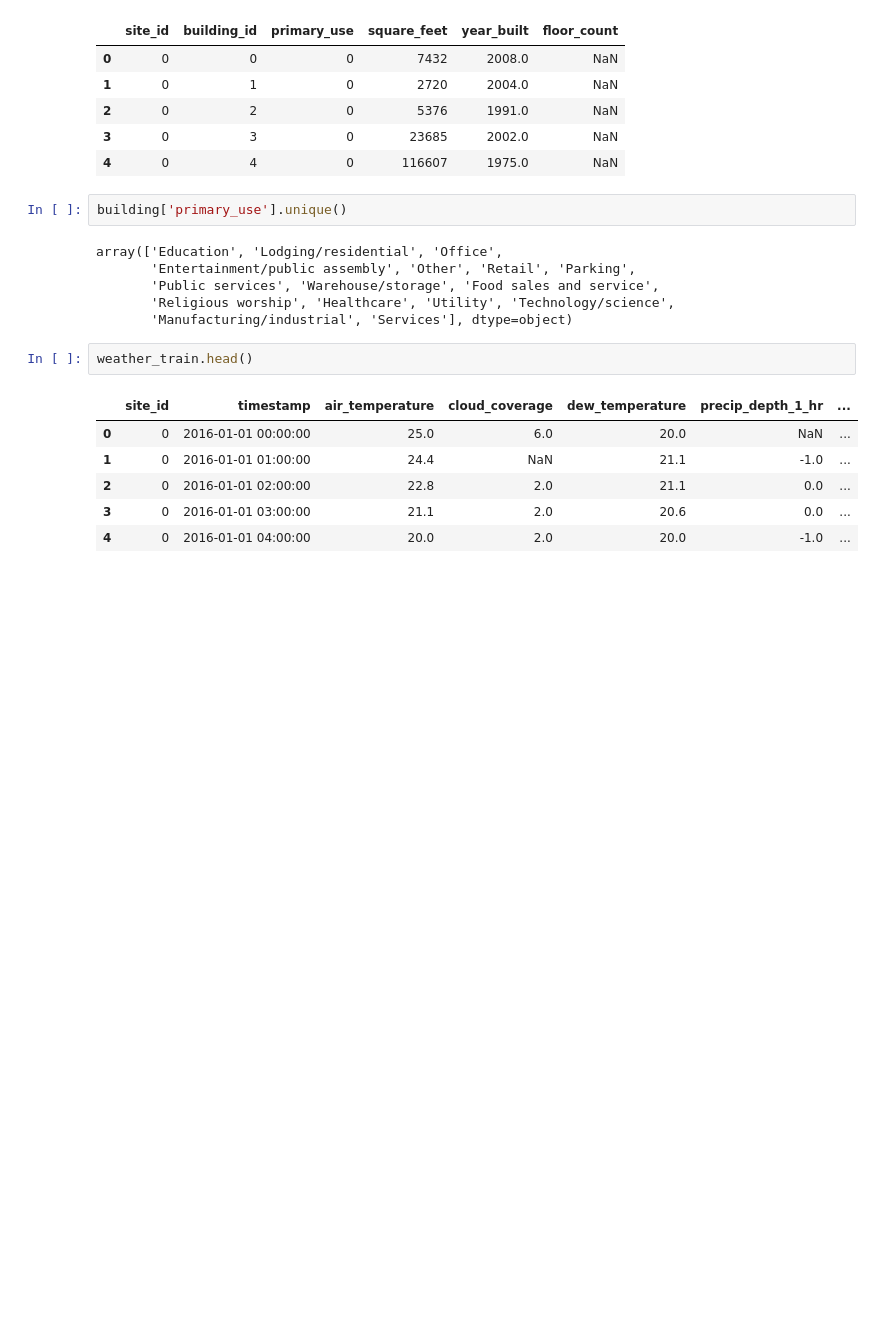
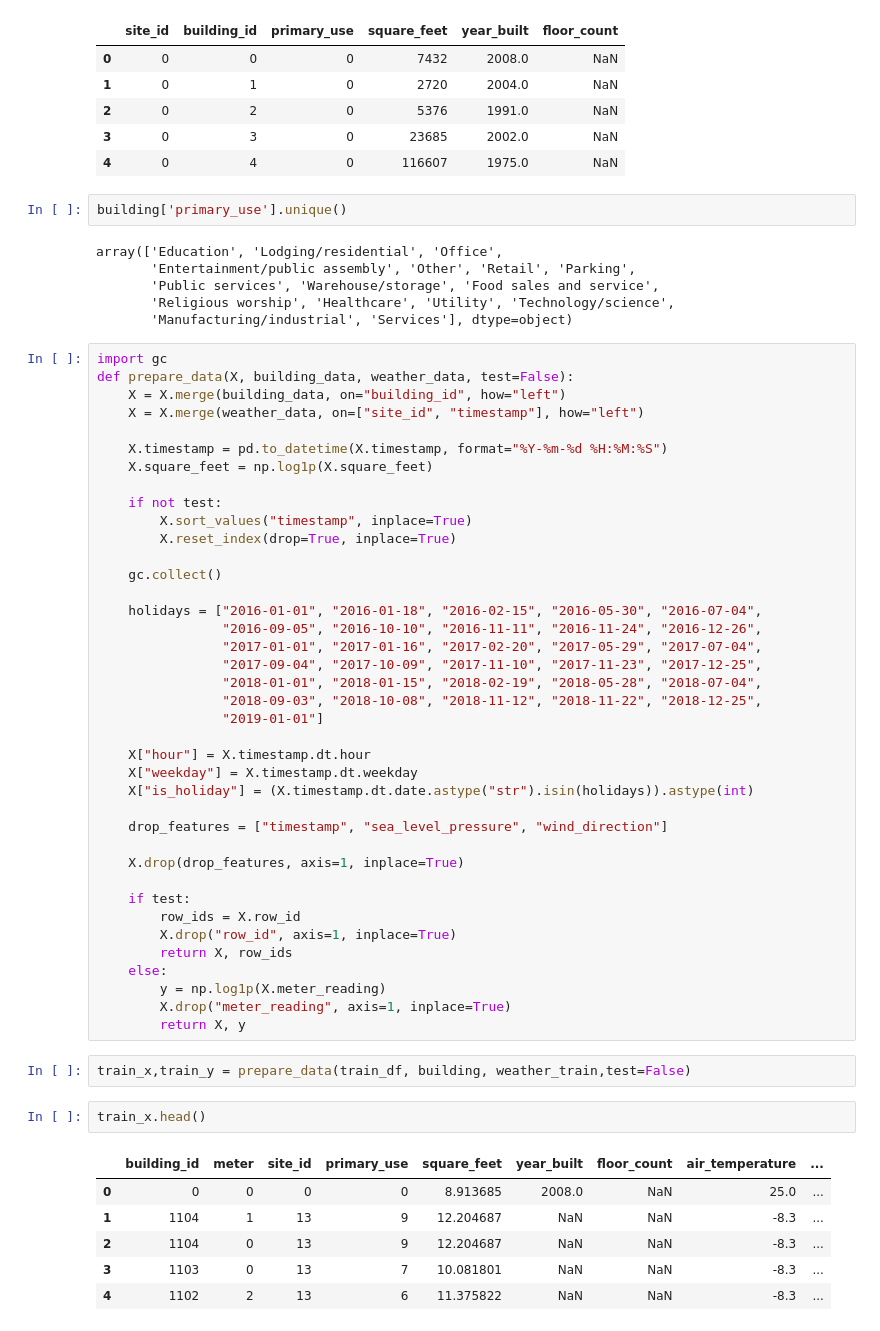
Before and after one commit to lacalling/kaggle-ashrae, a Jupyter notebook: ashrae.ipynb, the cells around one changed output. Drawn from its saved outputs; the diff is of its cells as text; blank space fills up the shorter version.

```diff
--- a/ashrae.ipynb
+++ b/ashrae.ipynb
@@ -37,12 +120,53 @@ array(['Education', 'Lodging/residential', 'Office',
        'Public services', 'Warehouse/storage', 'Food sales and service',
        'Religious worship', 'Healthcare', 'Utility', 'Technology/science',
        'Manufacturing/industrial', 'Services'], dtype=object)
+# %%
+import gc
+def prepare_data(X, building_data, weather_data, test=False):
+    X = X.merge(building_data, on="building_id", how="left")
+    X = X.merge(weather_data, on=["site_id", "timestamp"], how="left")
+
+    X.timestamp = pd.to_datetime(X.timestamp, format="%Y-%m-%d %H:%M:%S")
+    X.square_feet = np.log1p(X.square_feet)
+
+    if not test:
+        X.sort_values("timestamp", inplace=True)
+        X.reset_index(drop=True, inplace=True)
+
+    gc.collect()
+
+    holidays = ["2016-01-01", "2016-01-18", "2016-02-15", "2016-05-30", "2016-07-04",
+                "2016-09-05", "2016-10-10", "2016-11-11", "2016-11-24", "2016-12-26",
+                "2017-01-01", "2017-01-16", "2017-02-20", "2017-05-29", "2017-07-04",
+                "2017-09-04", "2017-10-09", "2017-11-10", "2017-11-23", "2017-12-25",
+                "2018-01-01", "2018-01-15", "2018-02-19", "2018-05-28", "2018-07-04",
+                "2018-09-03", "2018-10-08", "2018-11-12", "2018-11-22", "2018-12-25",
+                "2019-01-01"]
+
+    X["hour"] = X.timestamp.dt.hour
+    X["weekday"] = X.timestamp.dt.weekday
+    X["is_holiday"] = (X.timestamp.dt.date.astype("str").isin(holidays)).astype(int)
+
+    drop_features = ["timestamp", "sea_level_pressure", "wind_direction"]
+
+    X.drop(drop_features, axis=1, inplace=True)
+
+    if test:
+        row_ids = X.row_id
+        X.drop("row_id", axis=1, inplace=True)
+        return X, row_ids
+    else:
+        y = np.log1p(X.meter_reading)
+        X.drop("meter_reading", axis=1, inplace=True)
+        return X, y
+# %%
+train_x,train_y = prepare_data(train_df, building, weather_train,test=False)
 # %%
-weather_train.head()
+train_x.head()
 # %% [output]
-|  | site_id | timestamp | air_temperature | cloud_coverage | dew_temperature | precip_depth_1_hr | ... |
-| 0 | 0 | 2016-01-01 00:00:00 | 25.0 | 6.0 | 20.0 | NaN | ... |
-| 1 | 0 | 2016-01-01 01:00:00 | 24.4 | NaN | 21.1 | -1.0 | ... |
-| 2 | 0 | 2016-01-01 02:00:00 | 22.8 | 2.0 | 21.1 | 0.0 | ... |
-| 3 | 0 | 2016-01-01 03:00:00 | 21.1 | 2.0 | 20.6 | 0.0 | ... |
-| 4 | 0 | 2016-01-01 04:00:00 | 20.0 | 2.0 | 20.0 | -1.0 | ... |
+|  | building_id | meter | site_id | primary_use | square_feet | year_built | floor_count | air_temperature | ... |
+| 0 | 0 | 0 | 0 | 0 | 8.913685 | 2008.0 | NaN | 25.0 | ... |
+| 1 | 1104 | 1 | 13 | 9 | 12.204687 | NaN | NaN | -8.3 | ... |
+| 2 | 1104 | 0 | 13 | 9 | 12.204687 | NaN | NaN | -8.3 | ... |
+| 3 | 1103 | 0 | 13 | 7 | 10.081801 | NaN | NaN | -8.3 | ... |
+| 4 | 1102 | 2 | 13 | 6 | 11.375822 | NaN | NaN | -8.3 | ... |
```
Also changed, not shown: parts of 15 cells of this notebook.
